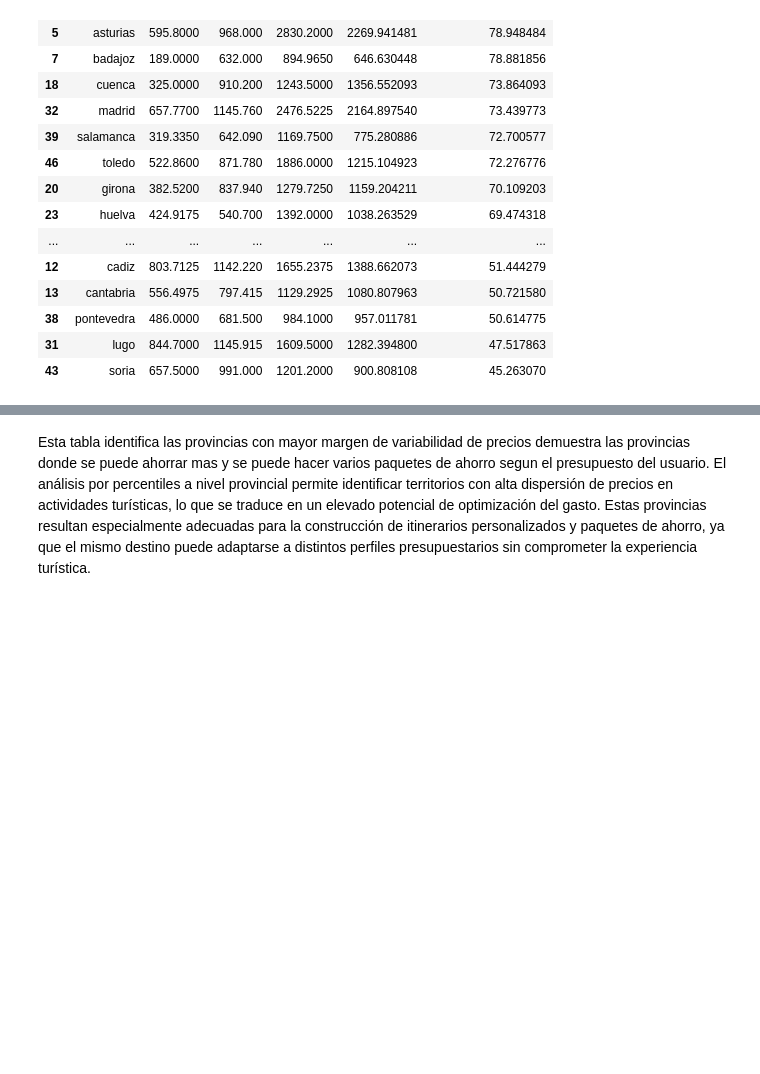
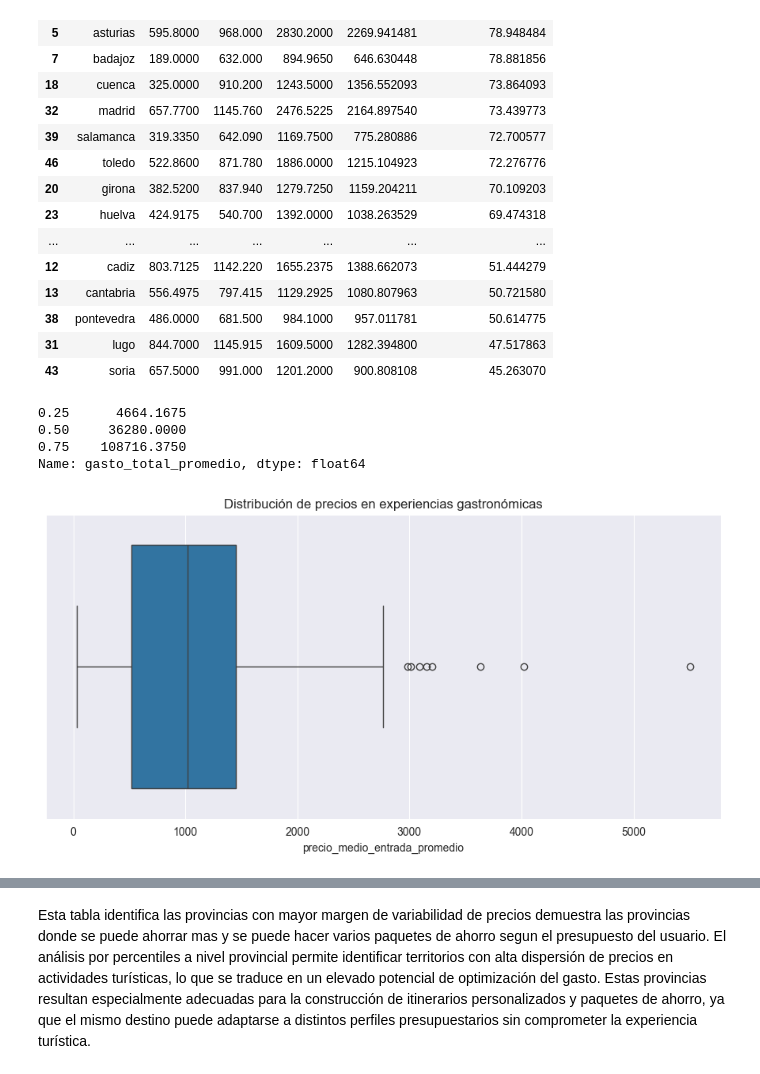
Before and after one commit to moralesvegaandrea-star/CulturaTrip.v2, a Jupyter notebook: Notebook/New_Model/EDA_Actividades_New_Model.ipynb, the cells around one changed output, grey strips where cells are left out. Cells and saved outputs as stored; diff of their text form; code cells hidden in the pictures; blank space fills up the shorter version.

```diff
--- a/Notebook/New_Model/EDA_Actividades_New_Model.ipynb
+++ b/Notebook/New_Model/EDA_Actividades_New_Model.ipynb
@@ -2036,3 +2036,5 @@ Se logro identificar los meses en los que se ahorra mas.
 Qué porcentaje del precio “caro” (p75) puede evitarse si el usuario elige actividades en el rango económico (p25) del mismo mes. El usuario puede reducir entre un 57% y un 69% del coste de actividades si elige opciones optimizadas por el sistema.
 # %% [markdown]
 El análisis de percentiles del precio medio de actividades por mes permite estimar el potencial de ahorro derivado de la toma de decisiones informada. Los resultados muestran que existe una elevada dispersión de precios durante ciertos meses del año, especialmente en junio, septiembre y octubre, donde el ahorro potencial supera el 65%. Este hallazgo respalda la viabilidad de un sistema de recomendación como CulturaTrip, capaz de guiar al usuario hacia alternativas con una mejor relación calidad-precio sin comprometer la experiencia cultural.
+# %%
+df_comida = df_actividades[df_actividades["categoria"].str.lower().str.strip() == "comida y bebida"]
@@ -2071,3 +2087,20 @@ display(ahorro_prov.sort_values("ahorro_potencial_%", ascending=False))
 | 38 | pontevedra | 486.0000 | 681.500 | 984.1000 | 957.011781 | 50.614775 |
 | 31 | lugo | 844.7000 | 1145.915 | 1609.5000 | 1282.394800 | 47.517863 |
 | 43 | soria | 657.5000 | 991.000 | 1201.2000 | 900.808108 | 45.263070 |
+# %%
+percentiles_gasto = df_comida["gasto_total_promedio"].quantile([0.25, 0.5, 0.75])
+print(percentiles_gasto)
+# %% [output]
+0.25      4664.1675
+0.50     36280.0000
+0.75    108716.3750
+Name: gasto_total_promedio, dtype: float64
+# %%
+import seaborn as sns
+import matplotlib.pyplot as plt
+
+sns.boxplot(x=df_comida["precio_medio_entrada_promedio"])
+plt.title("Distribución de precios en experiencias gastronómicas")
+plt.show()
+# %% [output]
+[figure, added]
```
Also changed, not shown: parts of 3 cells of this notebook, 9 other files.
